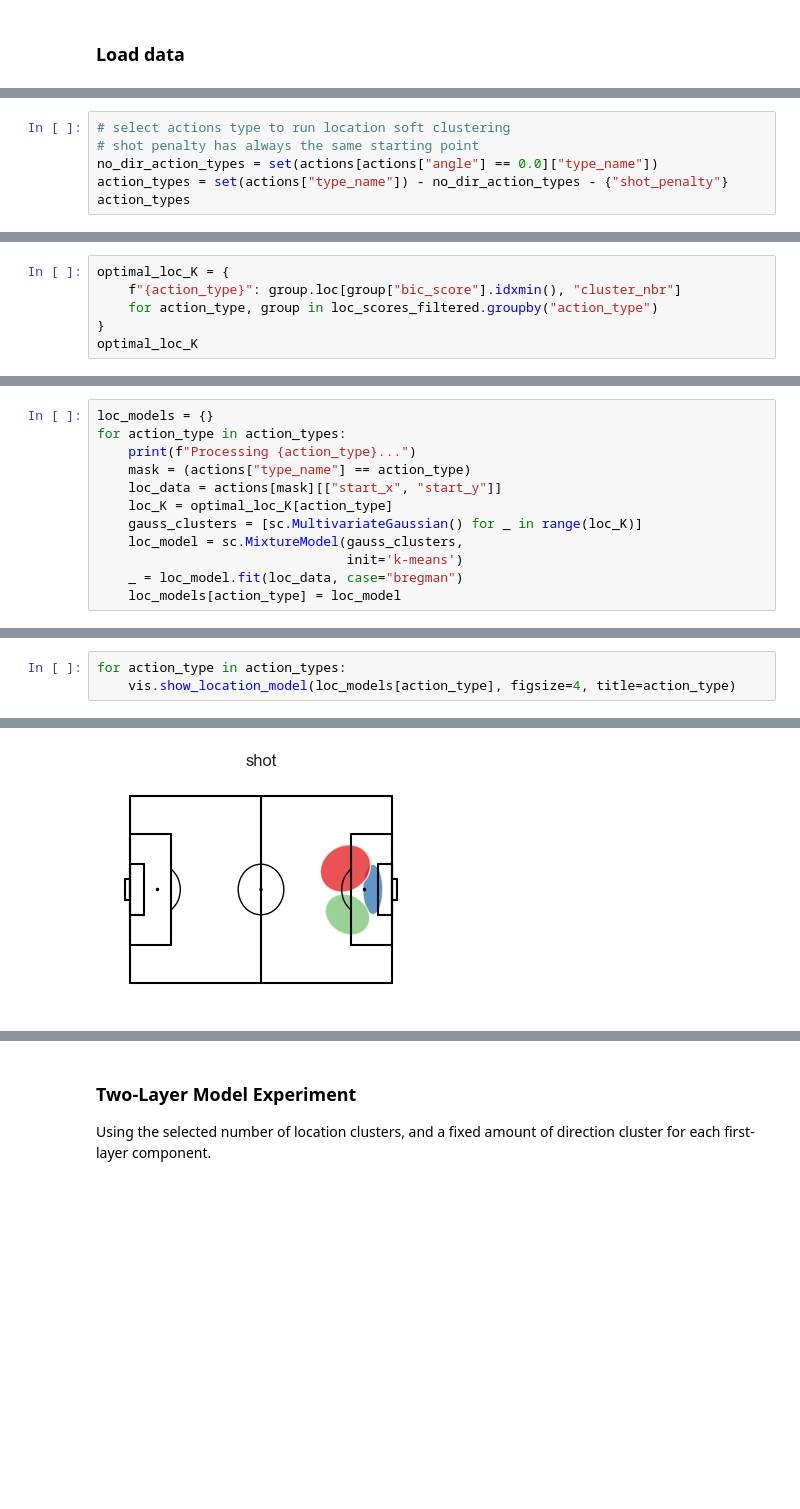
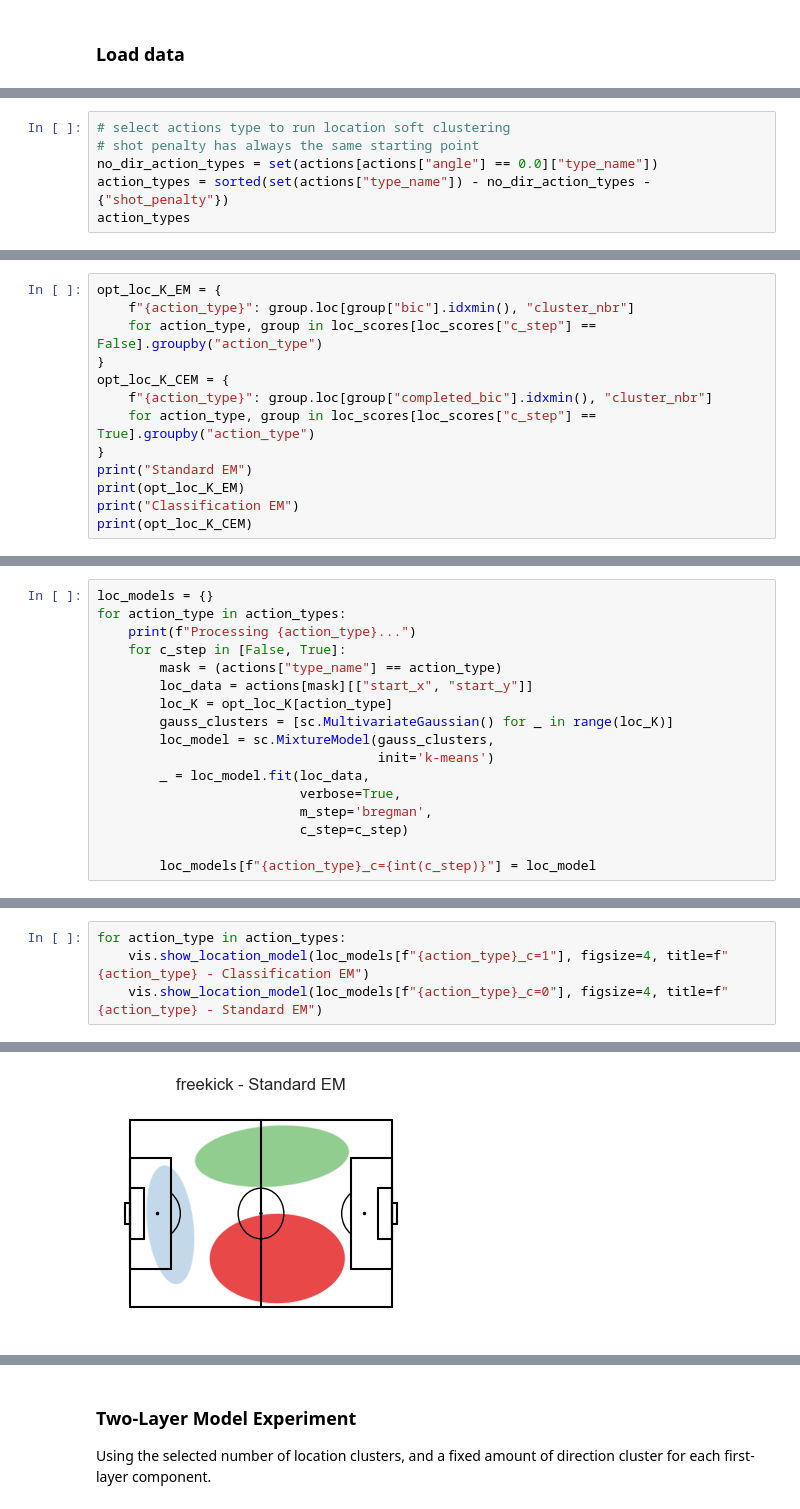
Before and after one commit to Joaquin-Garay/soccer-infogeo, a Jupyter notebook: 05-experiment.ipynb, the cells around one changed output, grey strips where cells are left out. Drawn from its saved outputs; the diff is of its cells as text; blank space fills up the shorter version.

Commit message:
experiment updated with complete data likelihood and CEM

```diff
--- a/05-experiment.ipynb
+++ b/05-experiment.ipynb
@@ -56,6 +53,6 @@ There are 10 action types that are to be clustered using Gaussian mixture distri
 # select actions type to run location soft clustering
 # shot penalty has always the same starting point
 no_dir_action_types = set(actions[actions["angle"] == 0.0]["type_name"])
-action_types = set(actions["type_name"]) - no_dir_action_types - {"shot_penalty"}
+action_types = sorted(set(actions["type_name"]) - no_dir_action_types - {"shot_penalty"})
 action_types
 # %% [output]
@@ -174,7 +189,14 @@ for action_type in action_types:
 # %%
-optimal_loc_K = {
-    f"{action_type}": group.loc[group["bic_score"].idxmin(), "cluster_nbr"]
-    for action_type, group in loc_scores_filtered.groupby("action_type")
+opt_loc_K_EM = {
+    f"{action_type}": group.loc[group["bic"].idxmin(), "cluster_nbr"]
+    for action_type, group in loc_scores[loc_scores["c_step"] == False].groupby("action_type")
 }
-optimal_loc_K
+opt_loc_K_CEM = {
+    f"{action_type}": group.loc[group["completed_bic"].idxmin(), "cluster_nbr"]
+    for action_type, group in loc_scores[loc_scores["c_step"] == True].groupby("action_type")
+}
+print("Standard EM")
+print(opt_loc_K_EM)
+print("Classification EM")
+print(opt_loc_K_CEM)
 # %% [output]
@@ -205,12 +223,17 @@ optimal_loc_K = {
 loc_models = {}
 for action_type in action_types:
     print(f"Processing {action_type}...")
-    mask = (actions["type_name"] == action_type)
-    loc_data = actions[mask][["start_x", "start_y"]]
-    loc_K = optimal_loc_K[action_type]
-    gauss_clusters = [sc.MultivariateGaussian() for _ in range(loc_K)]
-    loc_model = sc.MixtureModel(gauss_clusters,
-                                init='k-means')
-    _ = loc_model.fit(loc_data, case="bregman")
-    loc_models[action_type] = loc_model
+    for c_step in [False, True]:
+        mask = (actions["type_name"] == action_type)
+        loc_data = actions[mask][["start_x", "start_y"]]
+        loc_K = opt_loc_K[action_type]
+        gauss_clusters = [sc.MultivariateGaussian() for _ in range(loc_K)]
+        loc_model = sc.MixtureModel(gauss_clusters,
+                                    init='k-means')
+        _ = loc_model.fit(loc_data,
+                          verbose=True,
+                          m_step='bregman',
+                          c_step=c_step)
+
+        loc_models[f"{action_type}_c={int(c_step)}"] = loc_model
 # %% [output]
@@ -236,4 +267,5 @@ MixtureModel(n_components=5)
 # %%
 for action_type in action_types:
-    vis.show_location_model(loc_models[action_type], figsize=4, title=action_type)
+    vis.show_location_model(loc_models[f"{action_type}_c=1"], figsize=4, title=f"{action_type} - Classification EM")
+    vis.show_location_model(loc_models[f"{action_type}_c=0"], figsize=4, title=f"{action_type} - Standard EM")
 # %% [output]
@@ -249 +281 @@ for action_type in action_types:
-[figure, old version]
+[figure, new version]
```
Also changed, not shown: parts of 25 cells of this notebook, 7 other files.
